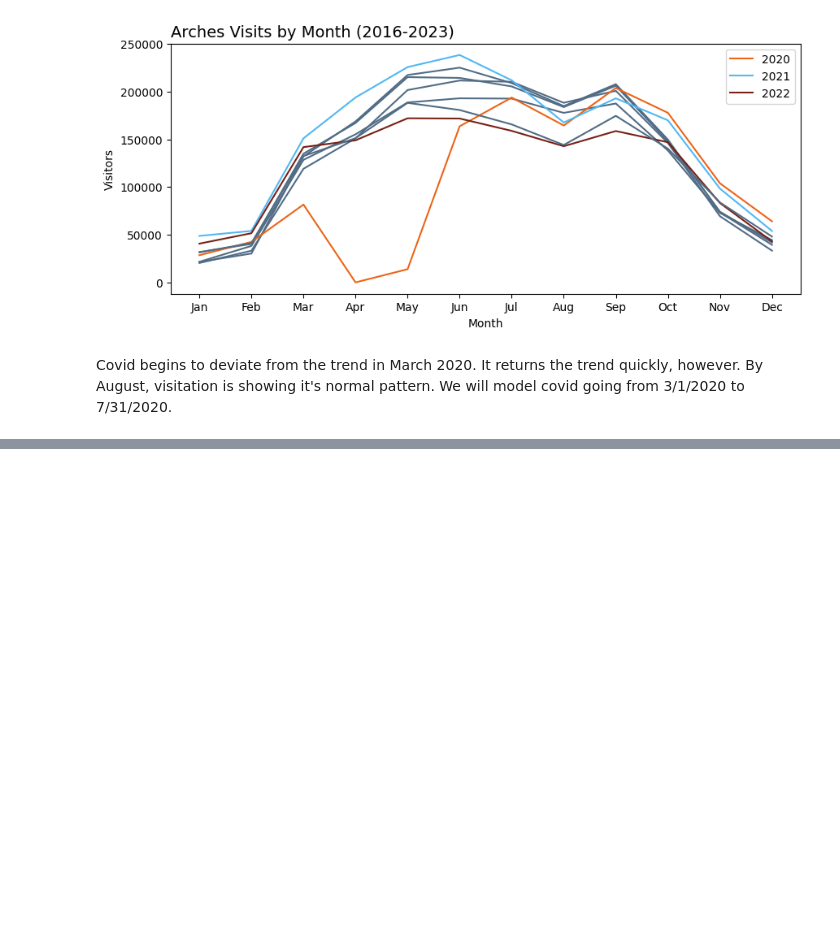
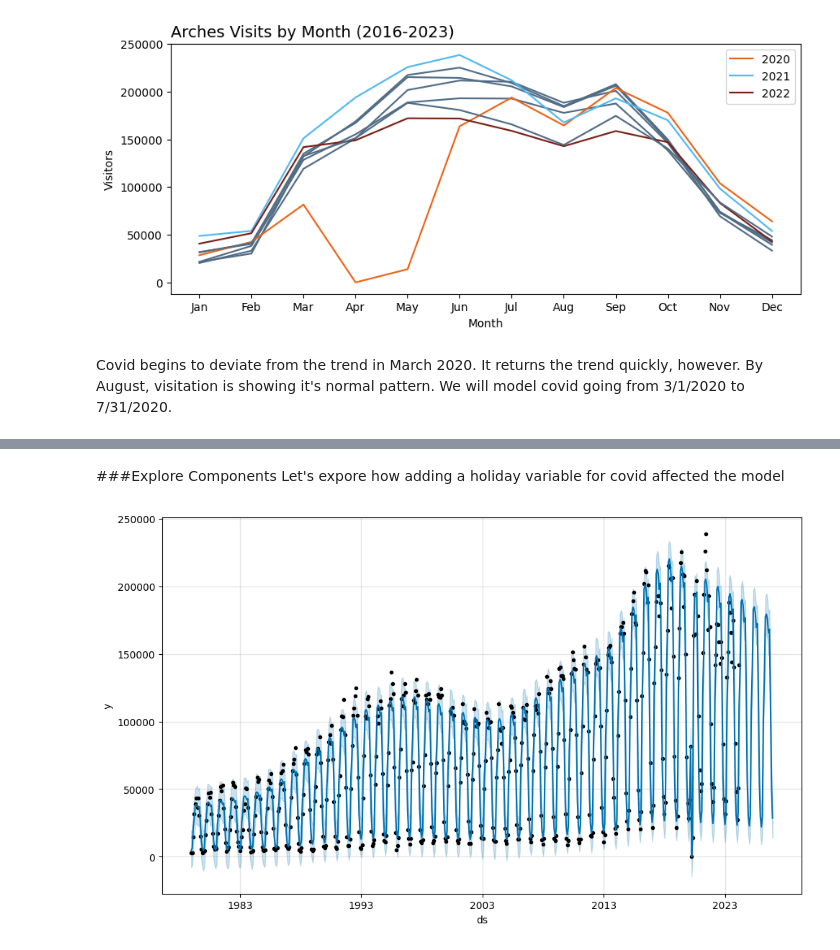
Before and after one commit to rgbuckley/utah_nps_visitation, a Jupyter notebook: Prophet.ipynb, the cells around one changed output, grey strips where cells are left out. Drawn from its saved outputs; the diff is of its cells as text; code cells hidden in the pictures; blank space fills up the shorter version.

Commit message:
covid

```diff
--- a/Prophet.ipynb
+++ b/Prophet.ipynb
@@ -823,0 +827,14 @@ Covid begins to deviate from the trend in March 2020. It returns the trend quick
+# %%
+#set up a dataframe holding the "holiday effect" of covid
+
+df_covid = pd.DataFrame([
+    {'holiday': 'covid', 'ds': '2020-03-01', 'lower_window': 0, 'ds_upper': '2020-07-31'},
+])
+
+#convert to datetime
+for t_col in ['ds', 'ds_upper']:
+    df_covid[t_col] = pd.to_datetime(df_covid[t_col])
+
+#prophet takes a lower and upper window for the holiday effect. Use the ds_upper to calculate this
+#note that ds_upper will be ignored in the algorithm
+df_covid['upper_window'] = (df_covid['ds_upper'] - df_covid['ds']).dt.days
@@ -823,0 +846,13 @@ Covid begins to deviate from the trend in March 2020. It returns the trend quick
+# %%
+model_3 = Prophet(
+    changepoint_range=0.87, #keep parameters from version 1
+    seasonality_mode='multiplicative',
+    holidays=df_covid,
+    **best_params #use best params from tuning
+    )
+
+model_3.fit(df_arches) #fit onto the historical data
+
+periods = 33 #forecast 33 months into the future (through 2026)
+future = model_3.make_future_dataframe(periods=periods, freq = 'MS') #make a monthly future dataset
+forecast = model_3.predict(future) #predict over future dates
@@ -823,0 +862,7 @@ Covid begins to deviate from the trend in March 2020. It returns the trend quick
+# %% [markdown]
+###Explore Components
+Let's expore how adding a holiday variable for covid affected the model
+# %%
+graph = model_3.plot(forecast)
+# %% [output]
+[figure, added]
```
Also changed, not shown: parts of 27 cells of this notebook.
